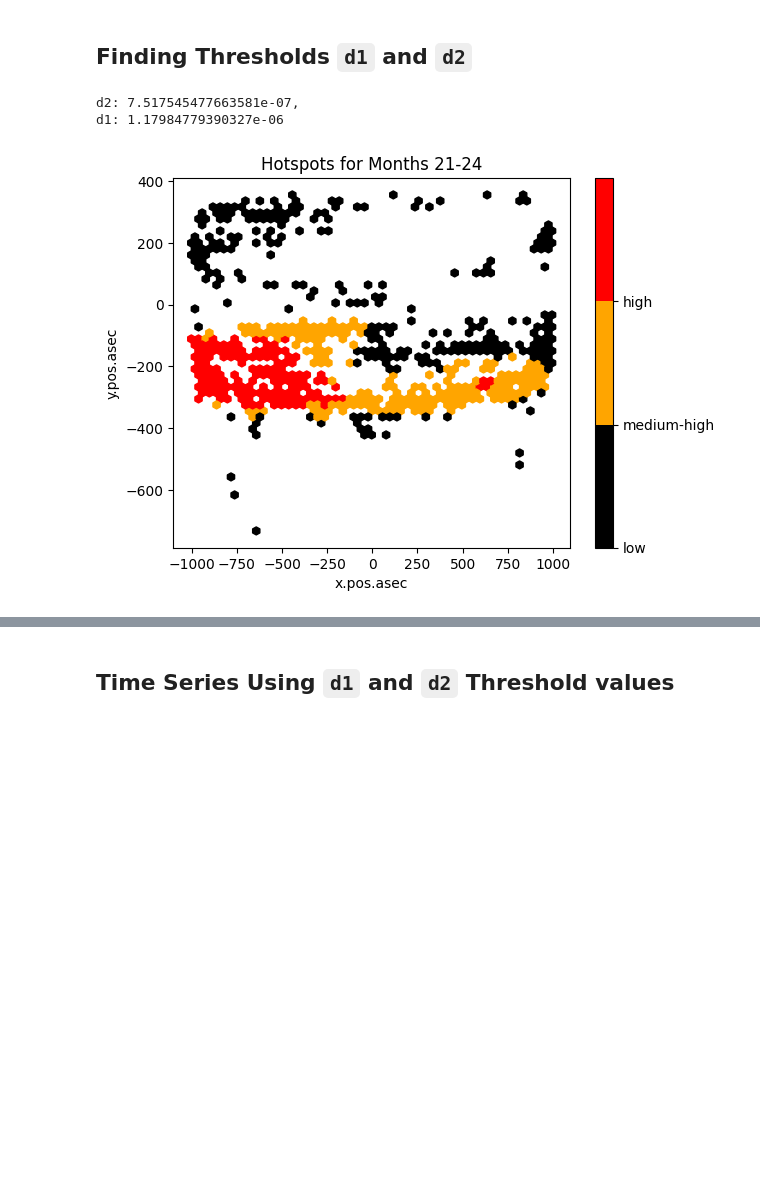
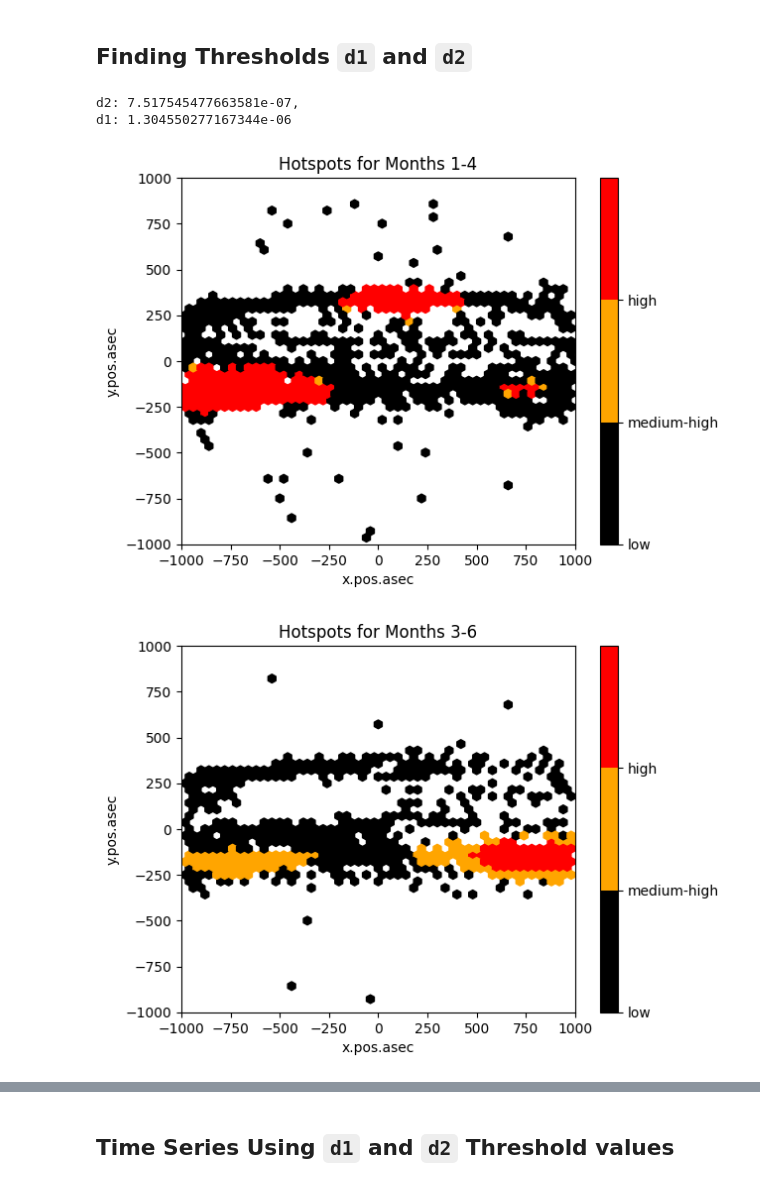
Before and after one commit to bsanchezhtx/helios-group-project, a Jupyter notebook: task2.ipynb, the cells around one changed output, grey strips where cells are left out. Cells and saved outputs as stored; diff of their text form; code cells hidden in the pictures; blank space fills up the shorter version.

Commit message:
Graph all hotspots

```diff
--- a/task2.ipynb
+++ b/task2.ipynb
@@ -96,7 +96,7 @@ def thresholds(data):
         # append the potential threshold values to the ticks list
         # a level value of [0, 0.25, 0.5, 0.75, 1] will return 5 intensity values where each
         # corresponds with a probability mass of 20%, 50%, and so on
-        ticks.append(helios.intensity_estimation_frequency(data=set, plot=True, thresh=True, levels=[0.2, 0.50, 0.65, 0.90, 1]))
+        ticks.append(helios.intensity_estimation_frequency(data=set, plot=True, thresh=True, levels=[0.2, 0.50, 0.65, 0.95, 1]))
 
     # numpy mean will get the element-wise mean for all the potential threshold values
     # from here, we can select the d1 and d2 threshold values from this list, like t[2] for the med
@@ -129,36 +129,39 @@ def hotspots(data, d2, d1):
     # list of identifiers for the hotspots
     hotspot_type = ['low', 'medium-high', 'high']
 
     x = data['x.pos.asec'].values.flatten()
     y = data['y.pos.asec'].values.flatten()
     c = data['intensity.class'].values.flatten()
 
     plt.figure()
-    plt.hexbin(x=x, y=y, C=c, cmap=matplotlib.colors.ListedColormap(colors), gridsize=50)
+    plt.xlim(-1000, 1000)
+    plt.ylim(-1000, 1000)
+    plt.hexbin(x=x, y=y, C=c, cmap=matplotlib.colors.ListedColormap(colors), gridsize=50, extent=(-1000, 1000, -1000,1000))
     cb = plt.colorbar()
     loc = np.arange(0,max(c),max(c)/float(len(colors)))
     cb.set_ticks(loc)
     cb.set_ticklabels(hotspot_type)
     plt.xlabel('x.pos.asec')
     plt.ylabel('y.pos.asec')
     plt.title(f"Hotspots for Months {data['month'].min()}-{data['month'].max()}")
+
     date_range = f"{data['year'].iloc[0]}_{data['month'].min()}-{data['month'].max()}"
     plt.savefig(f"./output/hotspots_{date_range}.png")
     plt.show()
-
-# example usage
 
 # getting the threshold values for the 11 subsets in the 2004-2005 data
 d2, d1 = thresholds(dfs)
 
 print(f"d2: {d2}, \nd1: {d1}")
 
 # taking a subset of data (months 21-24)
 flares = dfs[-1]
 
 # getting the hotspots for this subset
-hotspots(flares, d2, d1)
+for data in dfs:
+    hotspots(data, d2, d1)
 # %% [output]
 d2: 7.517545477663581e-07,
-d1: 1.17984779390327e-06
+d1: 1.304550277167344e-06
-[figure, old version]
+[figure, new version]
+[figure, added]
```
Also changed, not shown: parts of 3 cells of this notebook, 14 other files.
